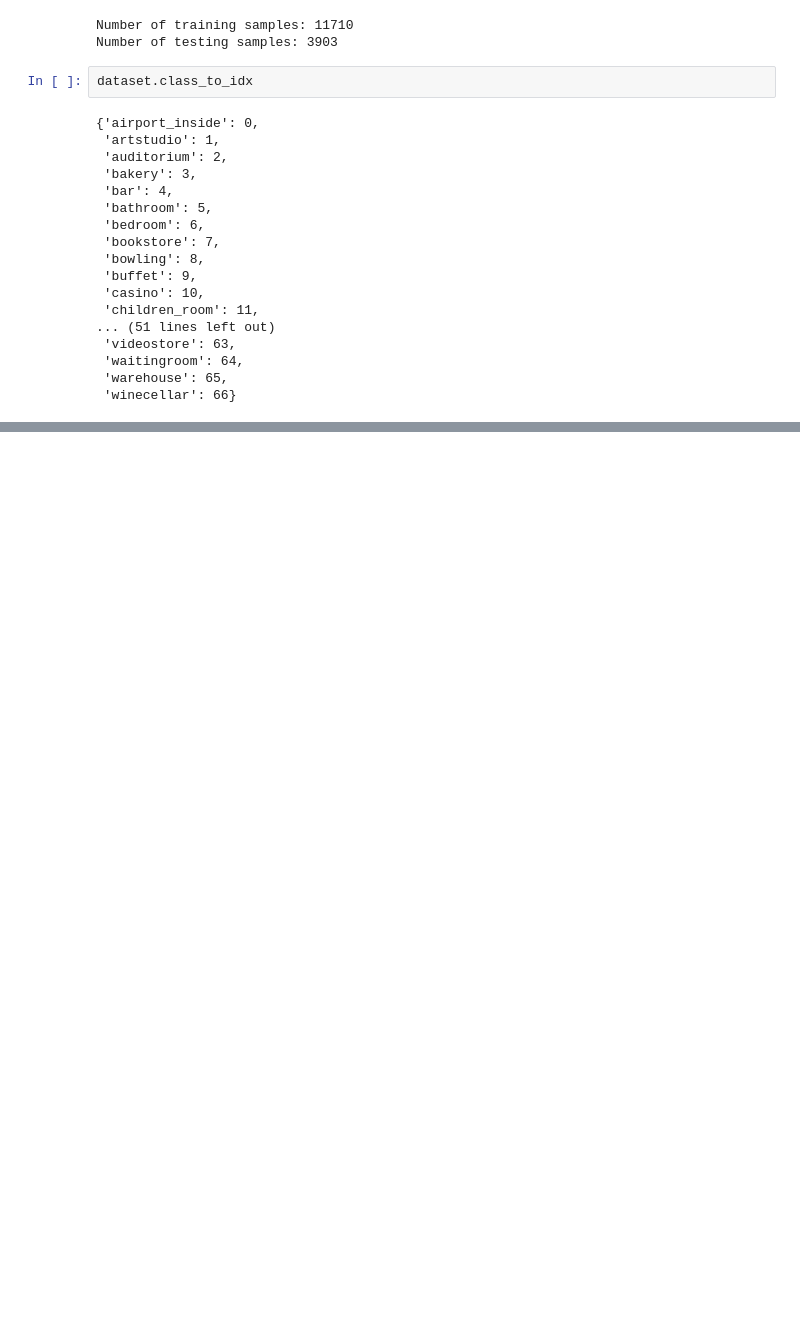
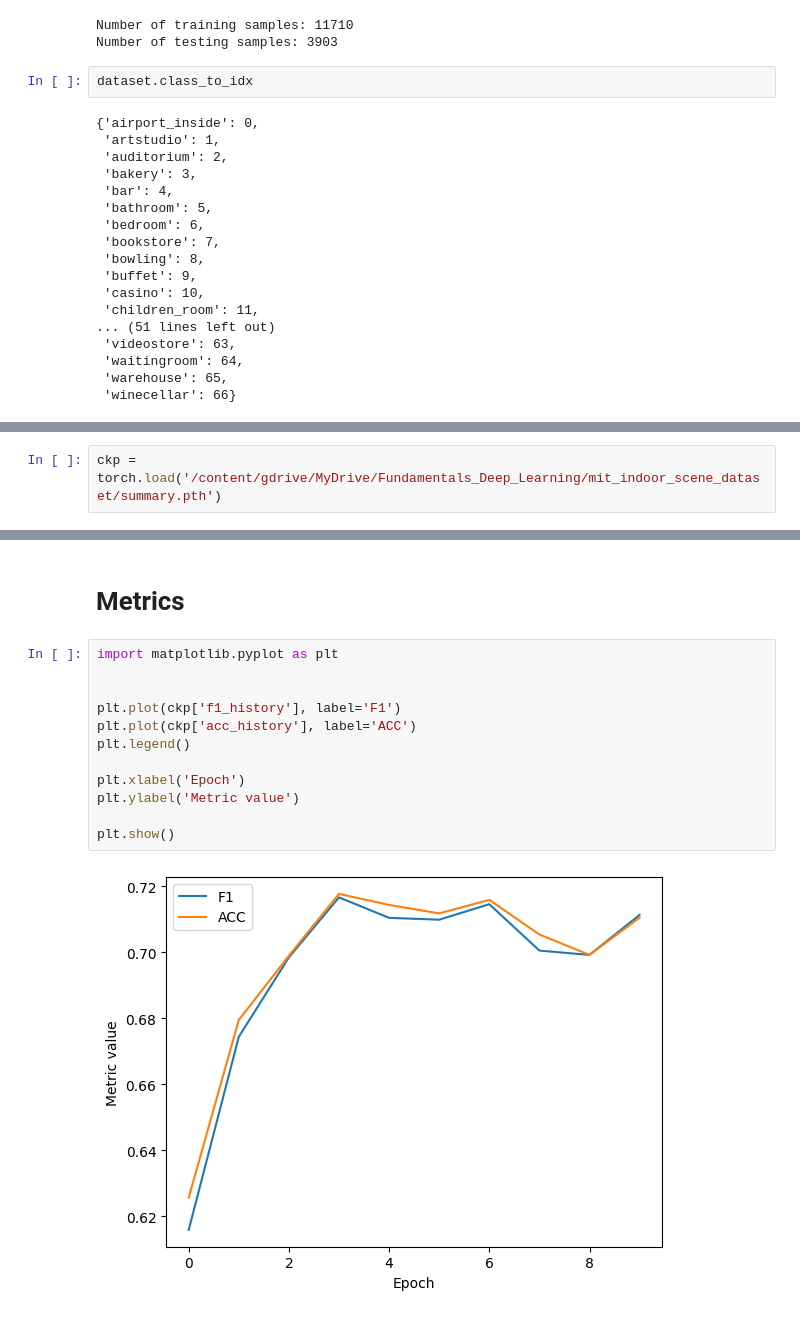
Before and after one commit to marreapato/Deep_Learning_Course, a Jupyter notebook: Reading_MIT_Indoor_Scene.ipynb, the cells around one changed output, grey strips where cells are left out. Cells and saved outputs as stored; diff of their text form; blank space fills up the shorter version.

```diff
--- a/Reading_MIT_Indoor_Scene.ipynb
+++ b/Reading_MIT_Indoor_Scene.ipynb
@@ -348,0 +778,2 @@ plt.show()
+# %%
+ckp = torch.load('/content/gdrive/MyDrive/Fundamentals_Deep_Learning/mit_indoor_scene_dataset/summary.pth')
@@ -348,0 +800,16 @@ plt.show()
+# %% [markdown]
+# Metrics
+# %%
+import matplotlib.pyplot as plt
+
+
+plt.plot(ckp['f1_history'], label='F1')
+plt.plot(ckp['acc_history'], label='ACC')
+plt.legend()
+
+plt.xlabel('Epoch')
+plt.ylabel('Metric value')
+
+plt.show()
+# %% [output]
+[figure, added]
```
Also changed, not shown: parts of 30 cells of this notebook.
